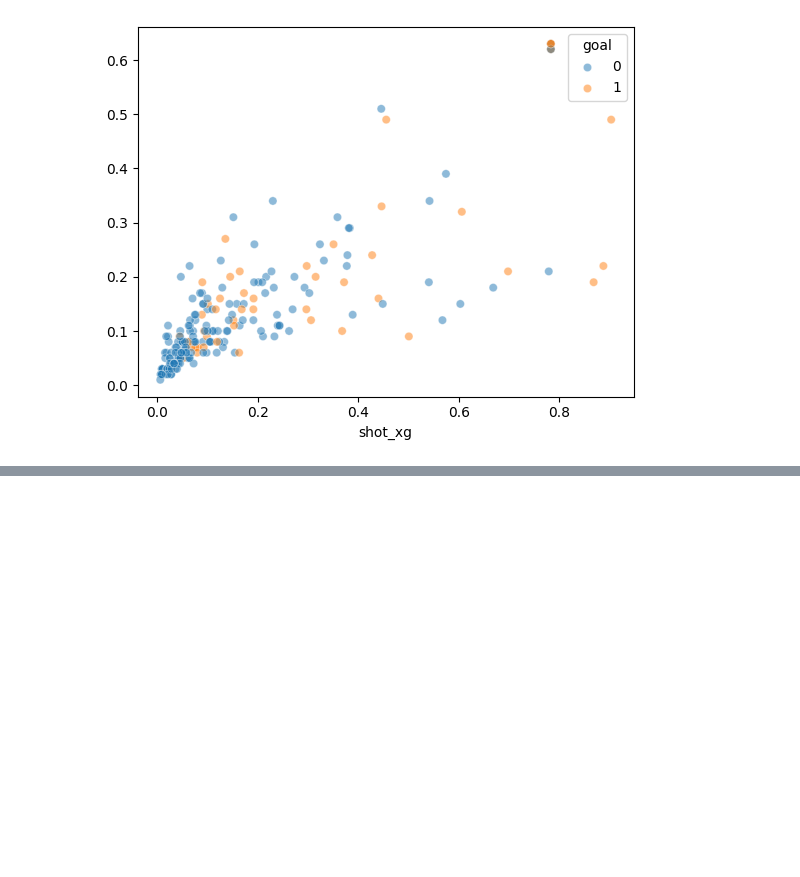
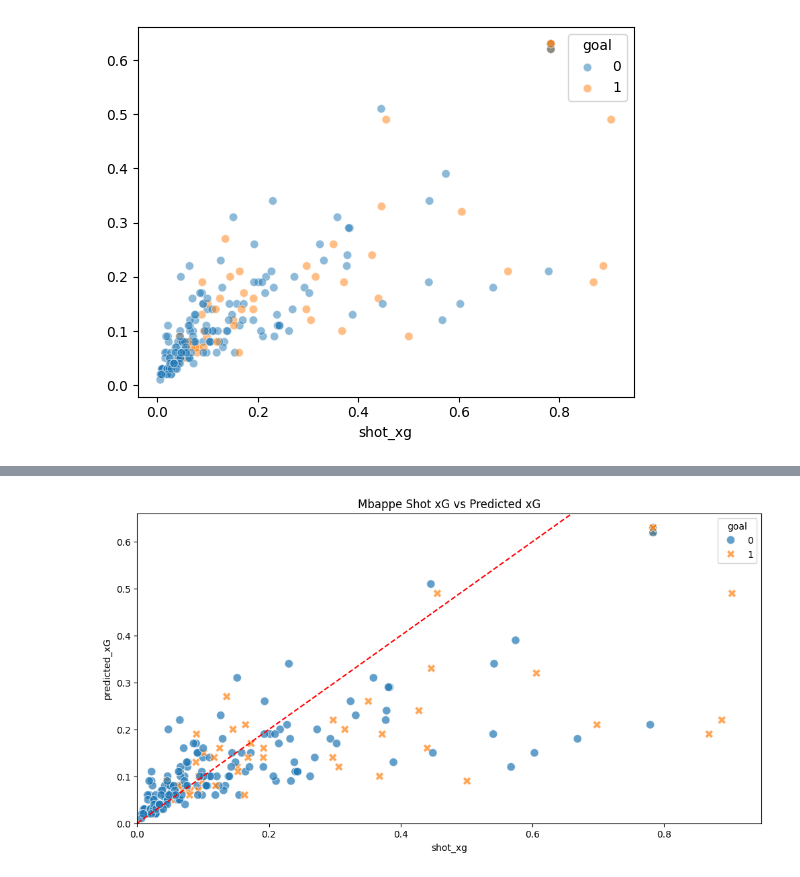
Before and after one commit to Clarkey33/Soccer-xG-Analytics-Model, a Jupyter notebook: notebooks/player_finishing_profile_mbappe.ipynb, the cells around one changed output, grey strips where cells are left out. Saved outputs shown, nothing was run; the diff lists cells and outputs as text; code cells hidden in the pictures; blank space fills up the shorter version.

```diff
--- a/notebooks/player_finishing_profile_mbappe.ipynb
+++ b/notebooks/player_finishing_profile_mbappe.ipynb
@@ -137,0 +168,17 @@ sns.scatterplot(x=X['shot_xg'], y=predicted_xG, hue=X['goal'], alpha=0.5)
+# %%
+plt.figure(figsize=(12, 6))
+y=sns.scatterplot(data=df_check,
+                  x='shot_xg',
+                  y= 'predicted_xG',
+                  style='goal',
+                  alpha=0.7,
+                  hue='goal',
+                  s=80
+                  )
+y.set_xlim(0)
+y.set_ylim(0)
+plt.plot([0, 1], [0, 1], color='red', linestyle='--', label='y=x')
+plt.title('Mbappe Shot xG vs Predicted xG')
+plt.show()
+# %% [output]
+[figure, added]
```
Also changed, not shown: parts of 4 cells of this notebook, 1 other file.
